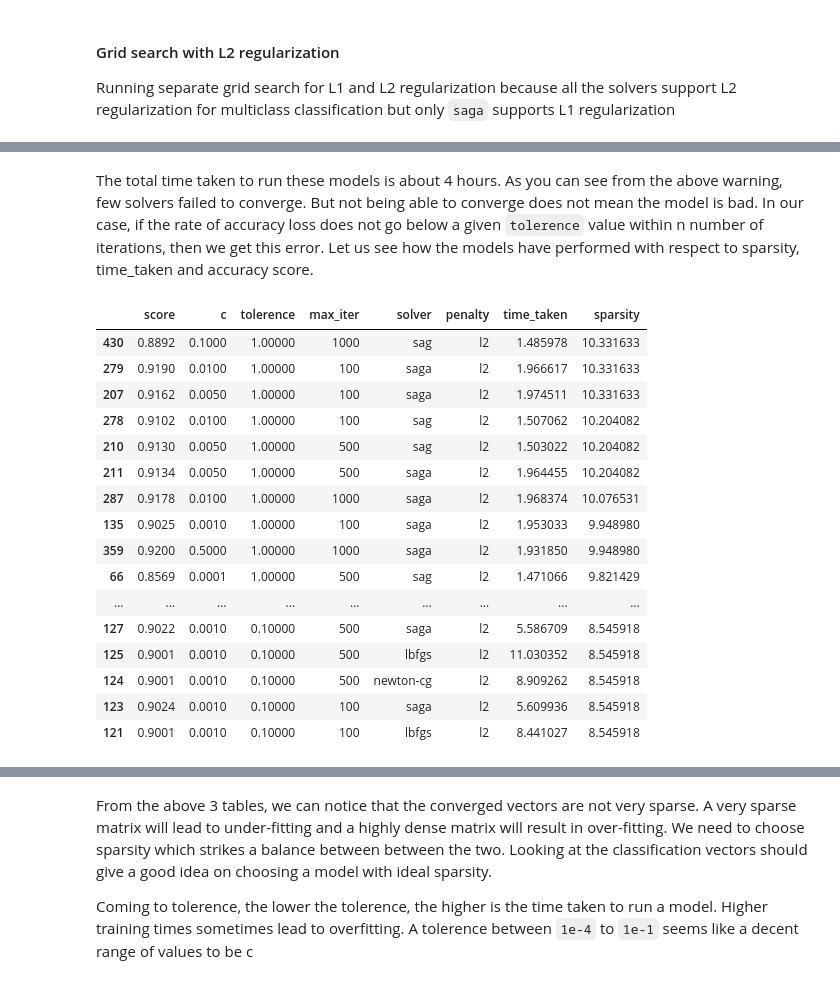
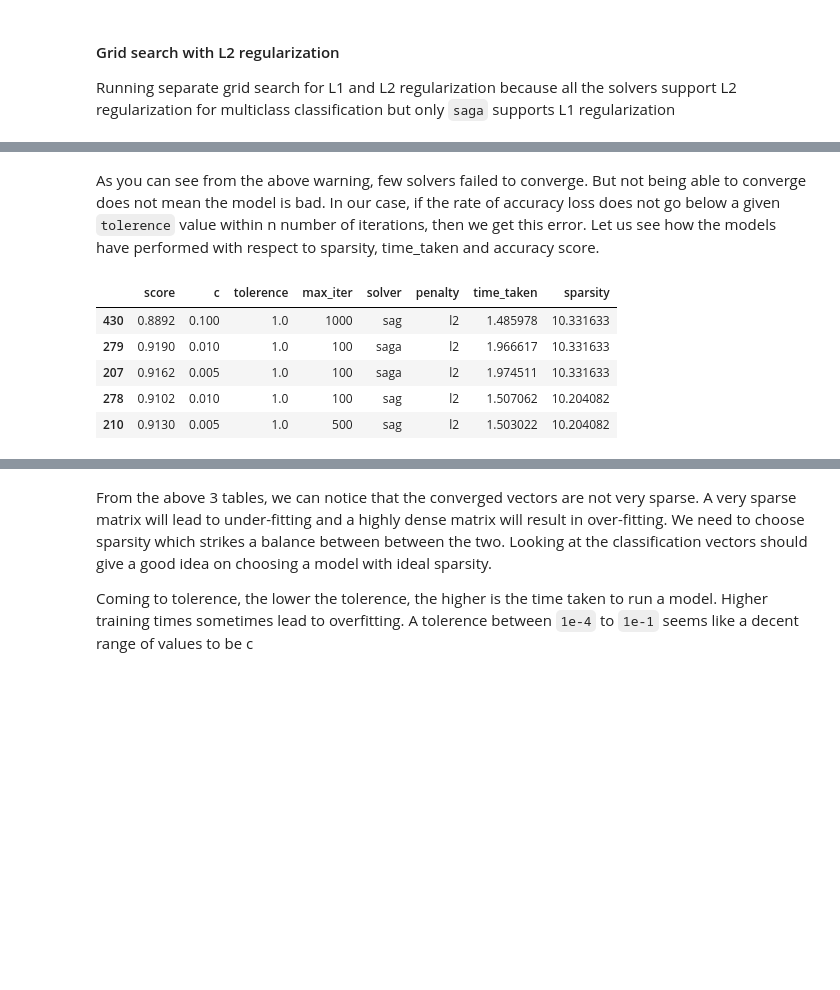
Before and after one commit to vandana-iyer/MNIST-playground, a Jupyter notebook: Linear Classifiers/01_MNIST_LogisticRegression.ipynb, the cells around one changed output, grey strips where cells are left out. Saved outputs shown, nothing was run; the diff lists cells and outputs as text; code cells hidden in the pictures; blank space fills up the shorter version.

```diff
--- a/Linear Classifiers/01_MNIST_LogisticRegression.ipynb
+++ b/Linear Classifiers/01_MNIST_LogisticRegression.ipynb
@@ -446,5 +290,5 @@ Please also refer to the documentation for alternative solver options:
 # %% [markdown]
-The total time taken to run these models is about 4 hours. As you can see from the above warning, few solvers failed to converge. But not being able to converge does not mean the model is bad. In our case, if the rate of accuracy loss does not go below a given `tolerence` value within n number of iterations, then we get this error. Let us see how the models have performed with respect to sparsity, time_taken and accuracy score.
+As you can see from the above warning, few solvers failed to converge. But not being able to converge does not mean the model is bad. In our case, if the rate of accuracy loss does not go below a given `tolerence` value within n number of iterations, then we get this error. Let us see how the models have performed with respect to sparsity, time_taken and accuracy score.
 # %%
 pd.set_option('display.max_rows', 1000)
 
@@ -453,26 +297,15 @@ report = results[['score', 'c', 'tolerence', 'max_iter', 'solver', 'penalty', 't
 # %%
 # Sort by sparsity
 
 report_by_sparsity = report.sort_values(by='sparsity', ascending=False)
-report_by_sparsity
+report_by_sparsity.head()
 # %% [output]
 |  | score | c | tolerence | max_iter | solver | penalty | time_taken | sparsity |
-| 430 | 0.8892 | 0.1000 | 1.00000 | 1000 | sag | l2 | 1.485978 | 10.331633 |
-| 279 | 0.9190 | 0.0100 | 1.00000 | 100 | saga | l2 | 1.966617 | 10.331633 |
-| 207 | 0.9162 | 0.0050 | 1.00000 | 100 | saga | l2 | 1.974511 | 10.331633 |
-| 278 | 0.9102 | 0.0100 | 1.00000 | 100 | sag | l2 | 1.507062 | 10.204082 |
-| 210 | 0.9130 | 0.0050 | 1.00000 | 500 | sag | l2 | 1.503022 | 10.204082 |
-| 211 | 0.9134 | 0.0050 | 1.00000 | 500 | saga | l2 | 1.964455 | 10.204082 |
-| 287 | 0.9178 | 0.0100 | 1.00000 | 1000 | saga | l2 | 1.968374 | 10.076531 |
-| 135 | 0.9025 | 0.0010 | 1.00000 | 100 | saga | l2 | 1.953033 | 9.948980 |
-| 359 | 0.9200 | 0.5000 | 1.00000 | 1000 | saga | l2 | 1.931850 | 9.948980 |
-| 66 | 0.8569 | 0.0001 | 1.00000 | 500 | sag | l2 | 1.471066 | 9.821429 |
-| ... | ... | ... | ... | ... | ... | ... | ... | ... |
-| 127 | 0.9022 | 0.0010 | 0.10000 | 500 | saga | l2 | 5.586709 | 8.545918 |
-| 125 | 0.9001 | 0.0010 | 0.10000 | 500 | lbfgs | l2 | 11.030352 | 8.545918 |
-| 124 | 0.9001 | 0.0010 | 0.10000 | 500 | newton-cg | l2 | 8.909262 | 8.545918 |
-| 123 | 0.9024 | 0.0010 | 0.10000 | 100 | saga | l2 | 5.609936 | 8.545918 |
-| 121 | 0.9001 | 0.0010 | 0.10000 | 100 | lbfgs | l2 | 8.441027 | 8.545918 |
+| 430 | 0.8892 | 0.100 | 1.0 | 1000 | sag | l2 | 1.485978 | 10.331633 |
+| 279 | 0.9190 | 0.010 | 1.0 | 100 | saga | l2 | 1.966617 | 10.331633 |
+| 207 | 0.9162 | 0.005 | 1.0 | 100 | saga | l2 | 1.974511 | 10.331633 |
+| 278 | 0.9102 | 0.010 | 1.0 | 100 | sag | l2 | 1.507062 | 10.204082 |
+| 210 | 0.9130 | 0.005 | 1.0 | 500 | sag | l2 | 1.503022 | 10.204082 |
 # %%
 # Sort by time taken
 
```
Also changed, not shown: parts of 4 cells of this notebook.
